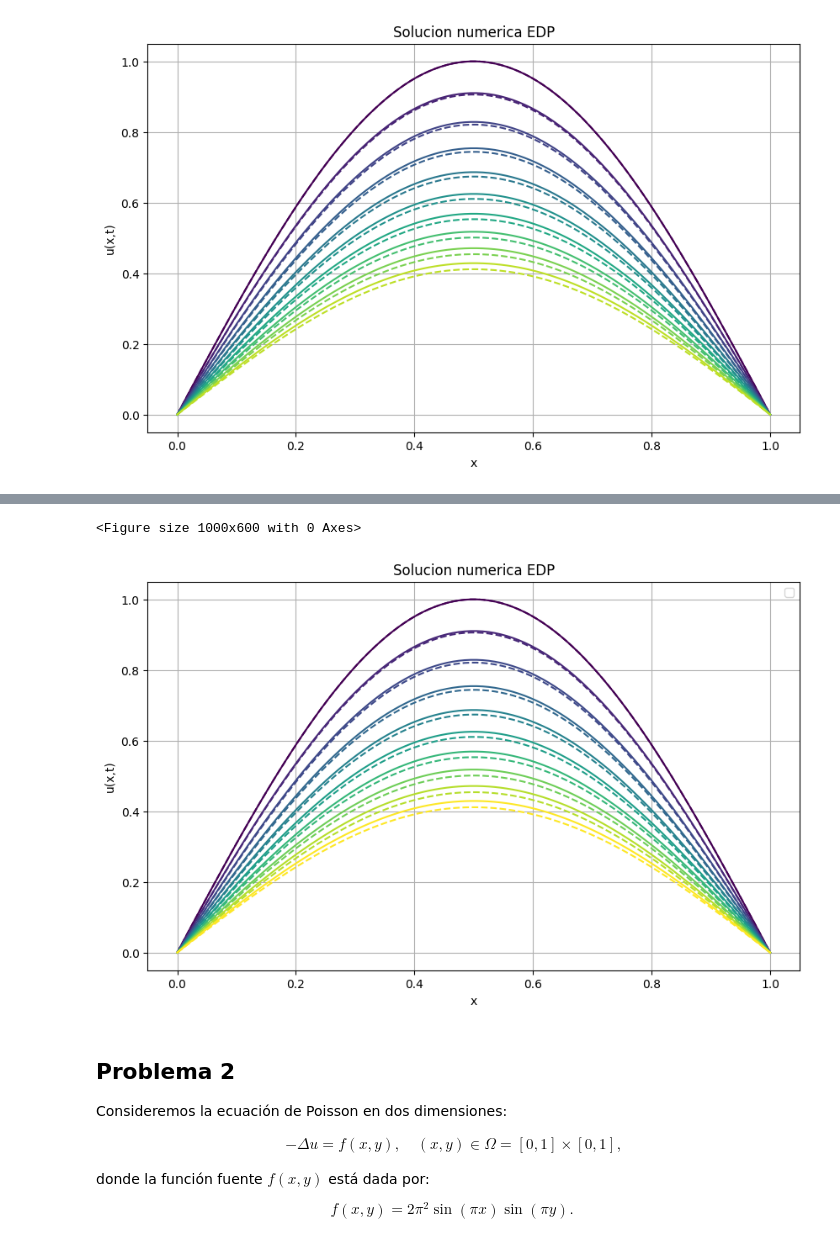
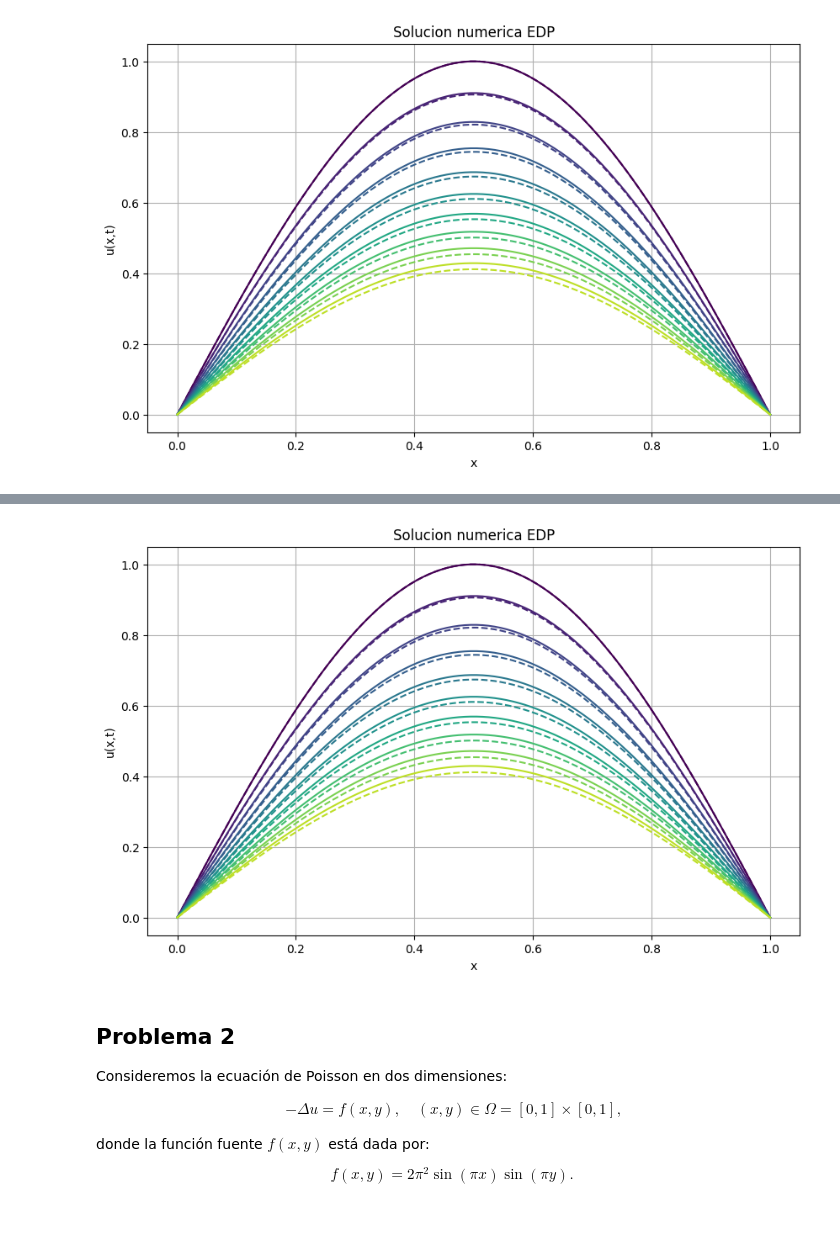
Before and after one commit to Cris-19-77-99/EDP, a Jupyter notebook: Métodos_Numericos_EDP.ipynb, the cells around one changed output, grey strips where cells are left out. Cells and saved outputs as stored; diff of their text form; code cells hidden in the pictures.

```diff
--- a/Métodos_Numericos_EDP.ipynb
+++ b/Métodos_Numericos_EDP.ipynb
@@ -465,13 +465,13 @@ plt.show()
 <Figure size 1000x600 with 0 Axes>
 [figure]
 # %%
-num_timesteps = solucion_aprox_gauss_legendre.shape[0]
+num_t = solucion_aprox_gauss_legendre.shape[0]
 
 x_values = np.linspace(0, L, N)
 Tiempos = np.arange(0, M * dt, dt)
 
 plt.figure(figsize=(10, 6))
-colors = plt.cm.get_cmap('viridis', len(range(M)))
+colors = plt.colormaps.get_cmap("viridis").resampled(num_t)
 
 plt.figure(figsize=(10, 6))
 
@@ -483,7 +483,6 @@ for m in range(M):
 plt.xlabel('x')
 plt.ylabel('u(x,t)')
 plt.title('Solucion numerica EDP')
-plt.legend()
 plt.grid(True)
 plt.show()
 # %% [output]
@@ -491,5 +490,4 @@ WARNING:matplotlib.legend:No artists with labels found to put in legend.  Note t
-<Figure size 1000x600 with 0 Axes>
-[figure, old version]
+[figure, new version]
 # %% [markdown]
 ## Problema 2
 Consideremos la ecuación de Poisson en dos dimensiones:
```
Also changed, not shown: parts of 4 cells of this notebook.
